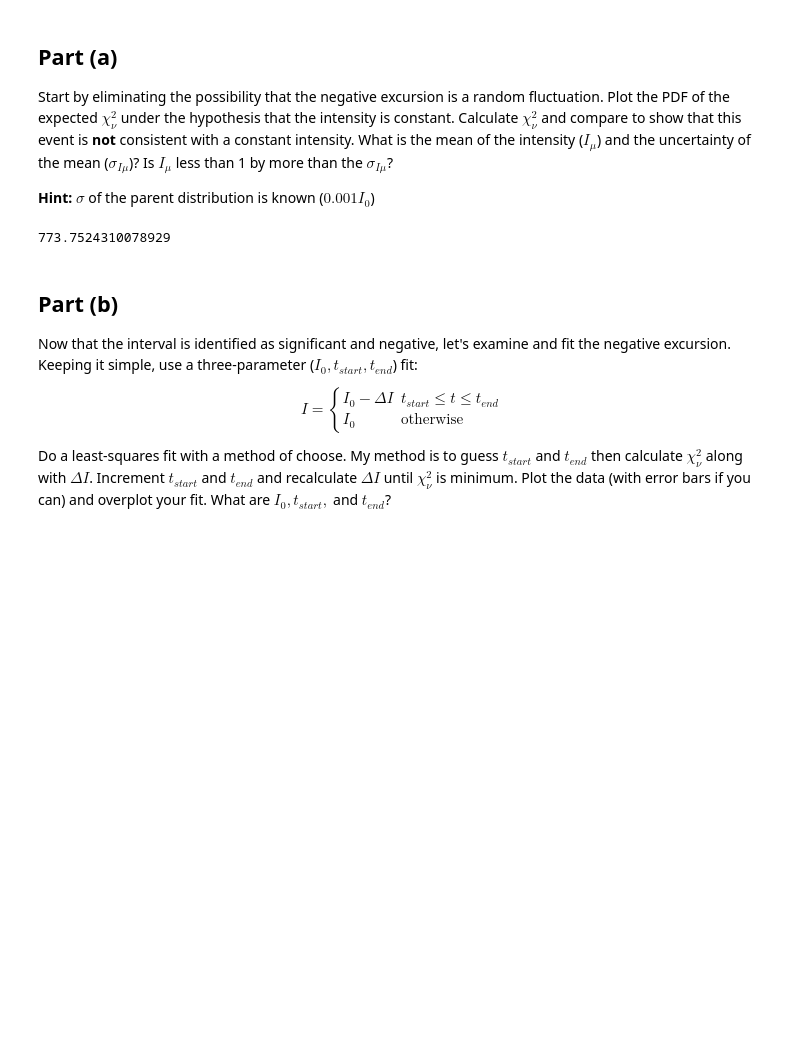
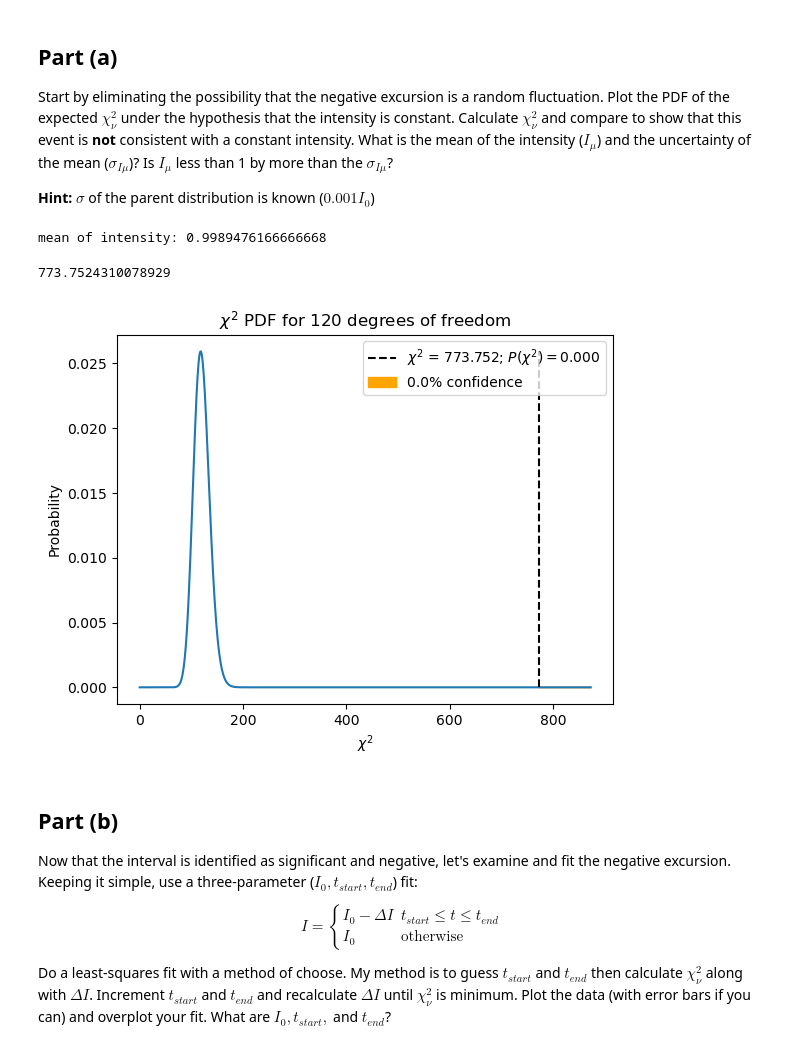
Before and after one commit to Rokkaan5/Code-Reference-Notebook, a Jupyter notebook: CU-Boulder/AstroPhys/HW/hw4/hw4.ipynb, the cells around one changed output. Drawn from its saved outputs; the diff is of its cells as text; code cells hidden in the pictures; blank space fills up the shorter version.

```diff
--- a/CU-Boulder/AstroPhys/HW/hw4/hw4.ipynb
+++ b/CU-Boulder/AstroPhys/HW/hw4/hw4.ipynb
@@ -222,3 +230,7 @@ Text(0.5, 1.0, 'Plot to make sure loaded data and created time-array match examp
 Start by eliminating the possibility that the negative excursion is a random fluctuation. Plot the PDF of the expected $\chi_\nu^2$ under the hypothesis that the intensity is constant. Calculate $\chi_\nu^2$ and compare to show that this event is **not** consistent with a constant intensity. What is the mean of the intensity ($I_\mu$) and the uncertainty of the mean ($\sigma_{I\mu}$)? Is $I_\mu$ less than 1 by more than the $\sigma_{I\mu}$?
 
 **Hint:** $\sigma$ of the parent distribution is known ($0.001 I_0$)
+# %%
+print("mean of intensity:",np.mean(data_array))
+# %% [output]
+mean of intensity: 0.9989476166666668
@@ -225,5 +240,5 @@ Start by eliminating the possibility that the negative excursion is a random flu
 # %%
-cs_constant = nonreduced_chi2(x=data_array,mu_prime=1.0,sigma_2=(0.001*data_array)**2)
-cs_constant
+cs_constant = hf.chi_squared(x=data_array,sigma=0.001*data_array)
+cs_constant.calculate_chi2(x=data_array,mu_prime=1.0,sigma_2=(0.001*data_array)**2,set_to_object=True)
 # %% [output]
 773.7524310078929
@@ -234,3 +245,7 @@ q3a_gaussian.x = time_array
+# %%
+cs_constant.plot_chi2_pdf(cs=cs_constant.cs,df=len(data_array))
+# %% [output]
+[figure, added]
 # %% [markdown]
 ## Part (b)
 Now that the interval is identified as significant and negative, let's examine and fit the negative excursion. Keeping it simple, use a three-parameter ($I_0, t_{start},t_{end}$) fit:
```
Also changed, not shown: parts of 9 cells of this notebook, 3 other files.
